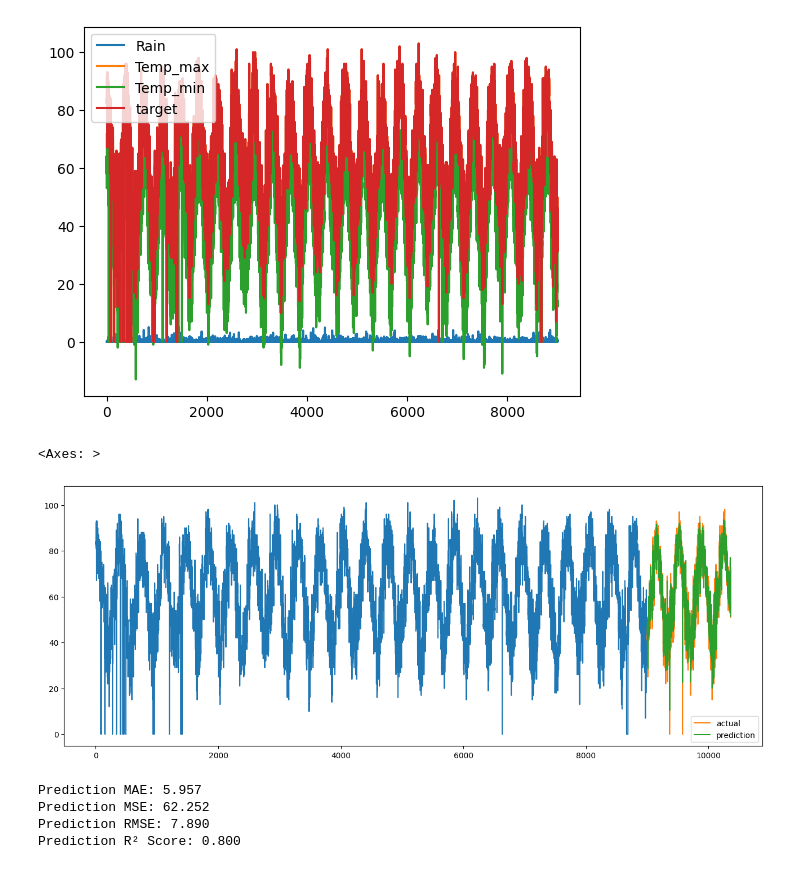
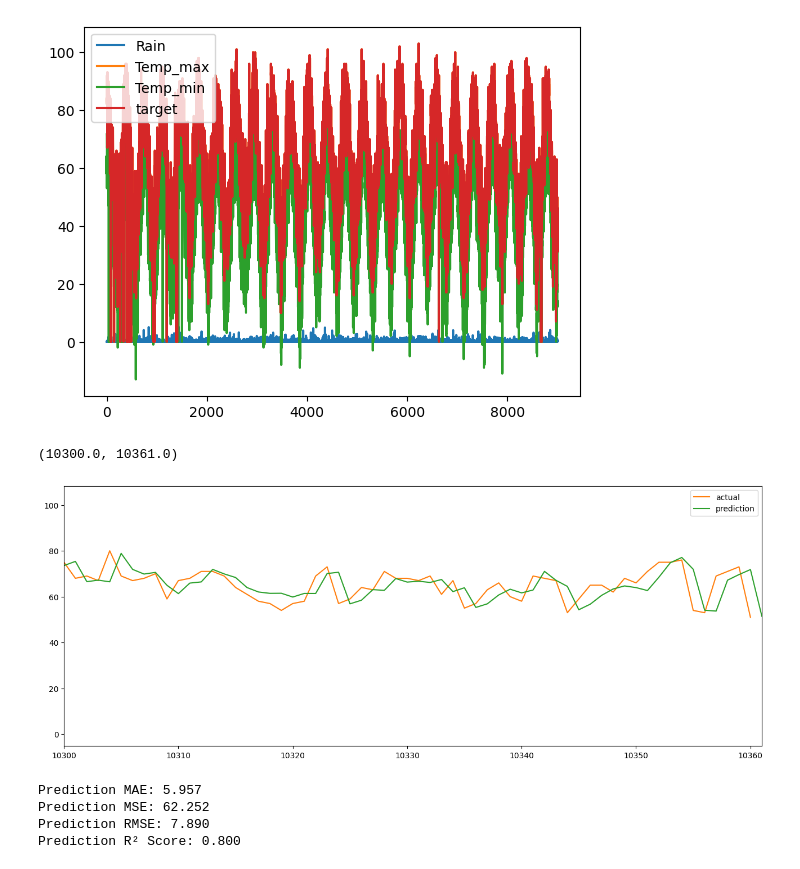
Before and after one commit to Grid-Resilience-Wentworth-Collaboration/time-series-tutorials-2025, a Jupyter notebook: Weather_Prediction_cleanup.ipynb, the cells around one changed output. Drawn from its saved outputs; the diff is of its cells as text; code cells hidden in the pictures.

```diff
--- a/Weather_Prediction_cleanup.ipynb
+++ b/Weather_Prediction_cleanup.ipynb
@@ -145,9 +146,10 @@ core_weather.loc[:'8999'].plot()
 # %%
 ax = core_weather.loc[:'8999','Temp_max'].plot(figsize=(16, 6), label="core_weather")
 combined.plot(ax=ax, label=["actual", "prediction"])
+plt.xlim([10300, 10361])
 # %% [output]
-<Axes: >
+(10300.0, 10361.0)
-[figure, old version]
+[figure, new version]
 # %%
 valid_combined = combined.dropna()
 
```
Also changed, not shown: parts of 4 cells of this notebook, 2 other files.
